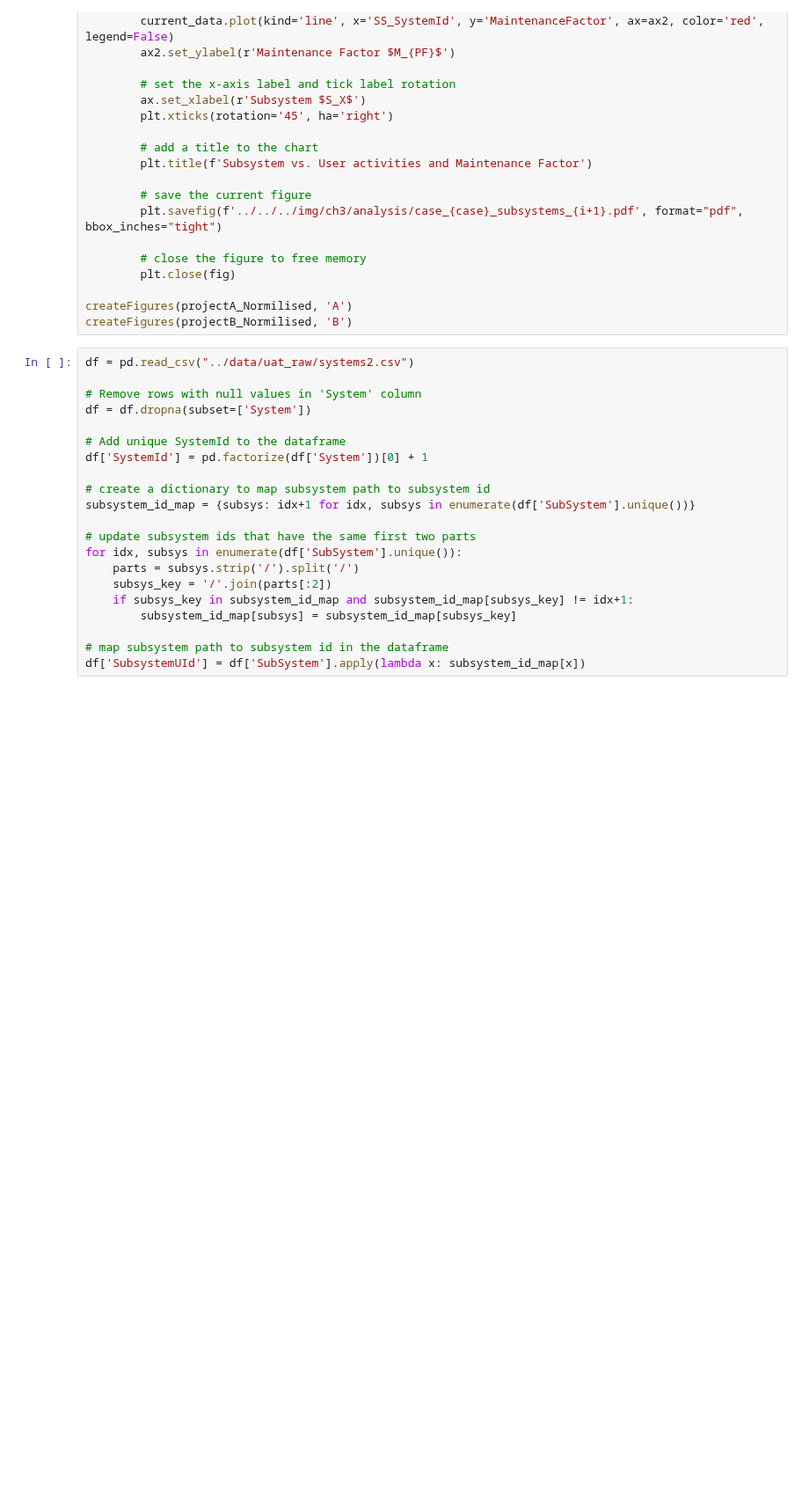
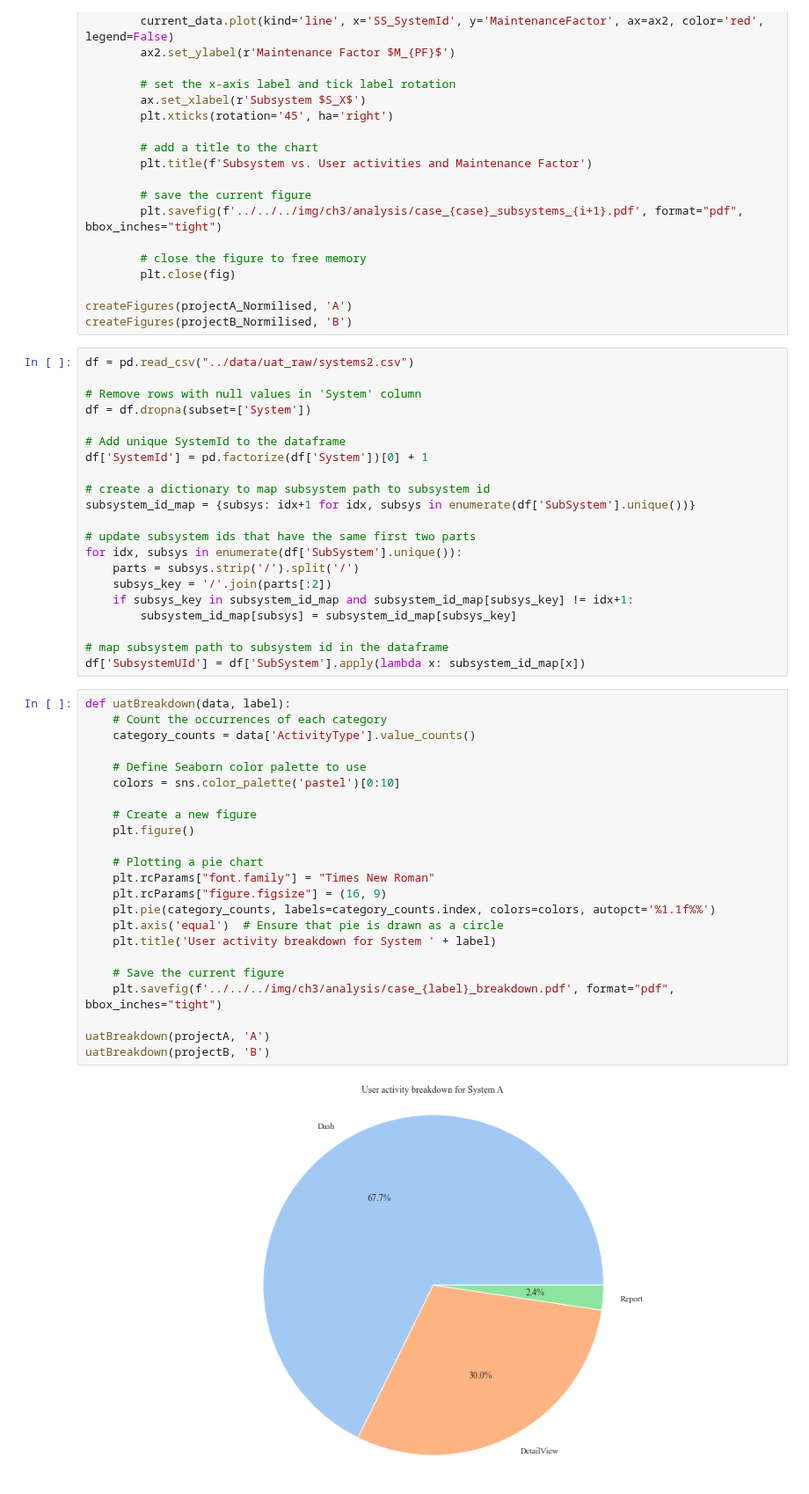
Before and after one commit to CorrieScheepers/Masters, a Jupyter notebook: src/Ch3/log_analysis/uat_analysis.ipynb, the cells around one changed output. Shown at 88% size. Saved outputs shown, nothing was run; the diff lists cells and outputs as text; blank space fills up the shorter version.

```diff
--- a/src/Ch3/log_analysis/uat_analysis.ipynb
+++ b/src/Ch3/log_analysis/uat_analysis.ipynb
@@ -244,3 +217,28 @@ for idx, subsys in enumerate(df['SubSystem'].unique()):
 
 # map subsystem path to subsystem id in the dataframe
 df['SubsystemUId'] = df['SubSystem'].apply(lambda x: subsystem_id_map[x])
+# %%
+def uatBreakdown(data, label):
+    # Count the occurrences of each category
+    category_counts = data['ActivityType'].value_counts()
+
+    # Define Seaborn color palette to use
+    colors = sns.color_palette('pastel')[0:10]
+
+    # Create a new figure
+    plt.figure()
+
+    # Plotting a pie chart
+    plt.rcParams["font.family"] = "Times New Roman"
+    plt.rcParams["figure.figsize"] = (16, 9)
+    plt.pie(category_counts, labels=category_counts.index, colors=colors, autopct='%1.1f%%')
+    plt.axis('equal')  # Ensure that pie is drawn as a circle
+    plt.title('User activity breakdown for System ' + label)
+
+    # Save the current figure
+    plt.savefig(f'../../../img/ch3/analysis/case_{label}_breakdown.pdf', format="pdf", bbox_inches="tight")
+
+uatBreakdown(projectA, 'A')
+uatBreakdown(projectB, 'B')
+# %% [output]
+[figure, added]
```
Also changed, not shown: parts of 3 cells of this notebook, 5 other files.
